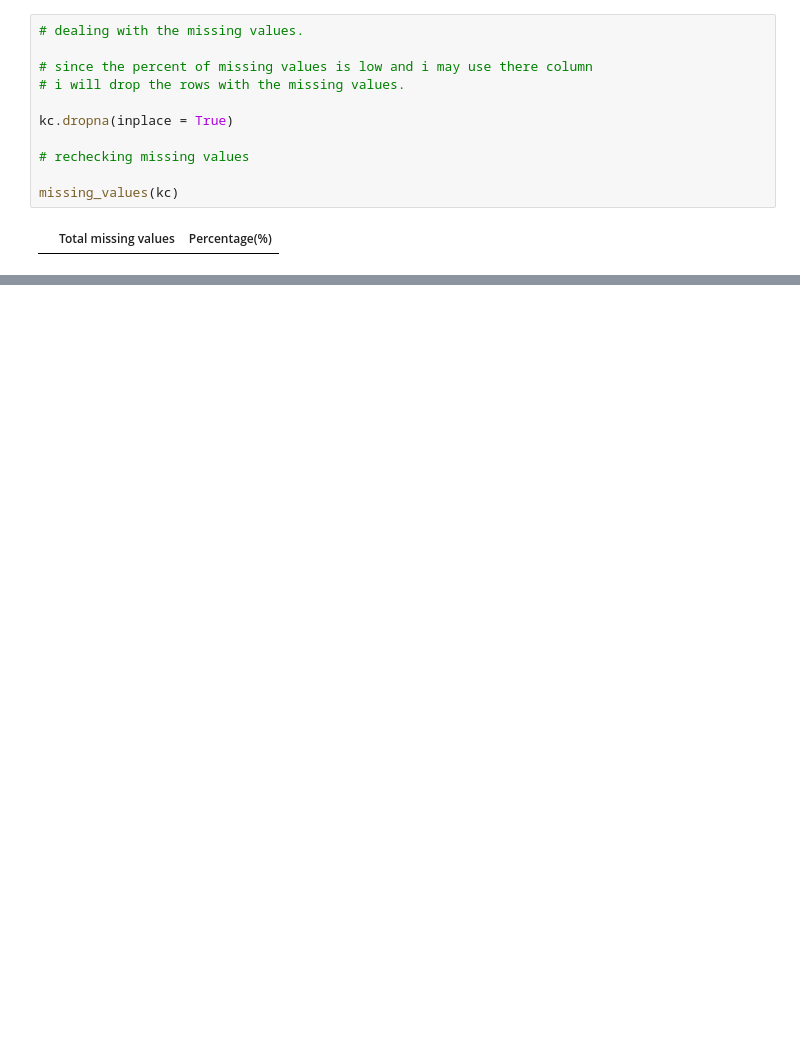
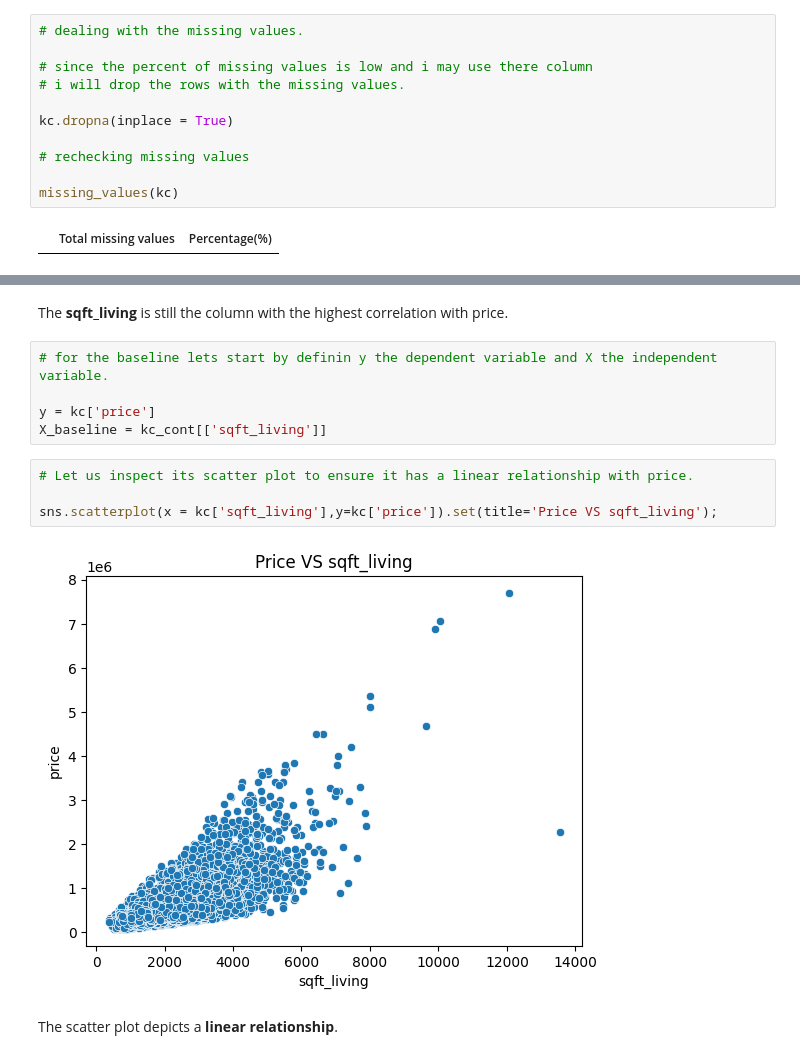
Before and after one commit to K1nyash/Project-2, a Jupyter notebook: Project_2.ipynb, the cells around one changed output, grey strips where cells are left out. Cells and saved outputs as stored; diff of their text form; blank space fills up the shorter version.

```diff
--- a/Project_2.ipynb
+++ b/Project_2.ipynb
@@ -164,0 +342,15 @@ The shape has changed from (21597,21) , to (15762, 21) after dropping the values
+# %% [markdown]
+The **sqft_living** is still the column with the highest correlation with price.
+# %%
+# for the baseline lets start by definin y the dependent variable and X the independent variable.
+
+y = kc['price']
+X_baseline = kc_cont[['sqft_living']]
+# %%
+# Let us inspect its scatter plot to ensure it has a linear relationship with price.
+
+sns.scatterplot(x = kc['sqft_living'],y=kc['price']).set(title='Price VS sqft_living');
+# %% [output]
+[figure, added]
+# %% [markdown]
+The scatter plot depicts a **linear relationship**.
```
Also changed, not shown: parts of 32 cells of this notebook, 16 other files.
